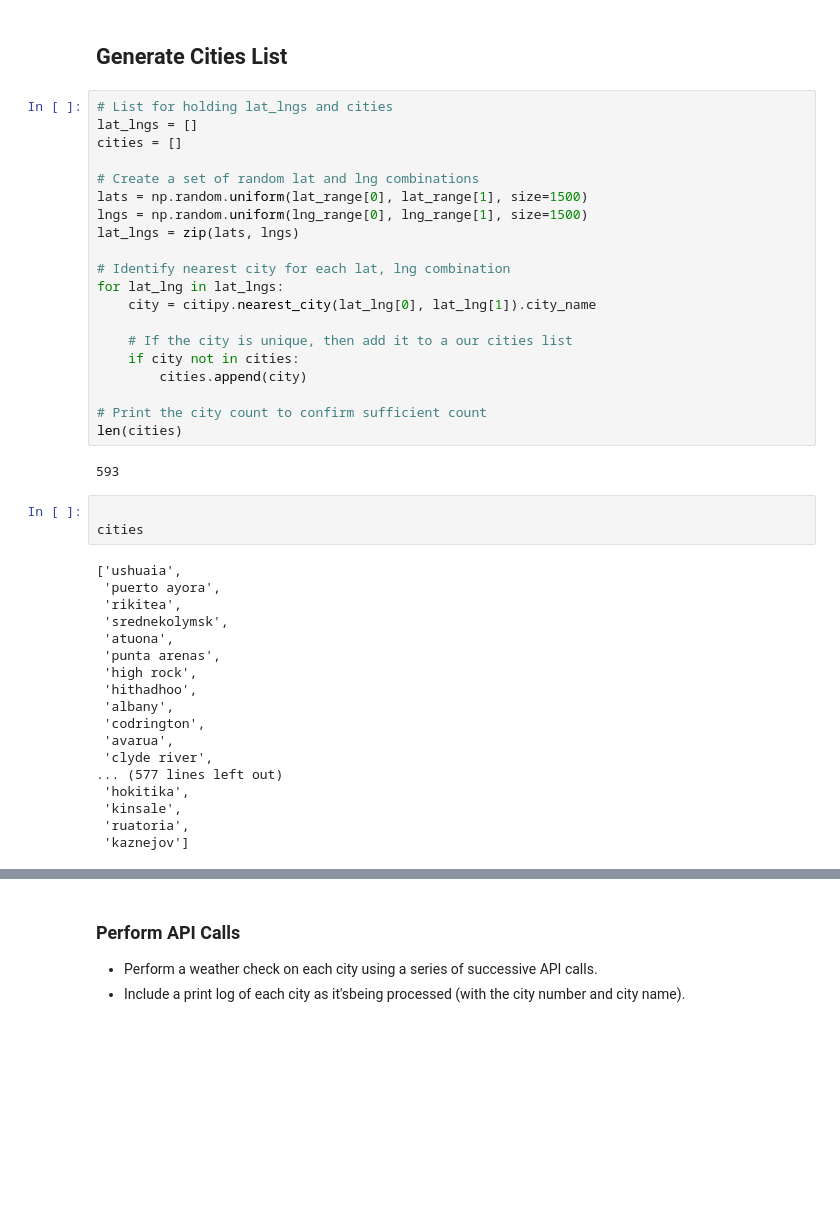
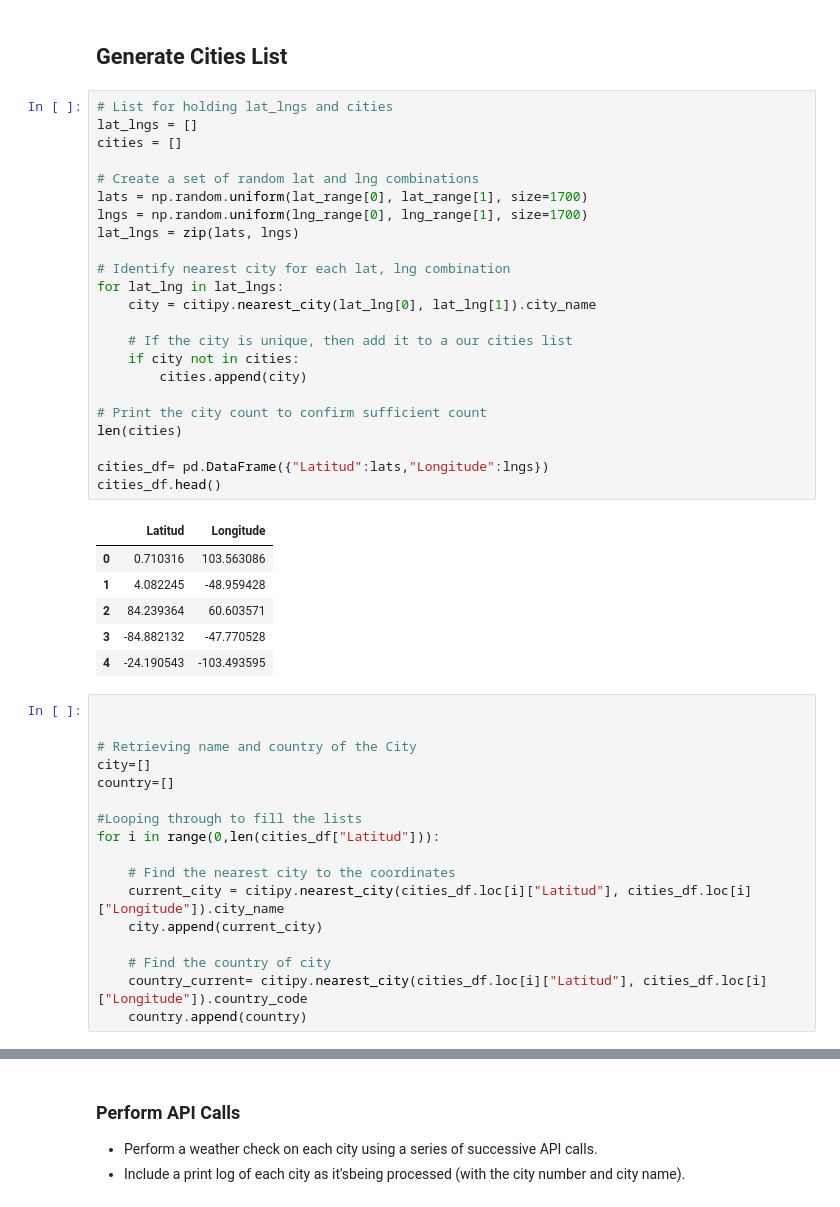
Before and after one commit to Yazz-01/Python_API_challenge, a Jupyter notebook: Weatherpy/weather_main.ipynb, the cells around one changed output, grey strips where cells are left out. Cells and saved outputs as stored; diff of their text form; blank space fills up the shorter version.

Commit message:
Updated the cities and query for countries

```diff
--- a/Weatherpy/weather_main.ipynb
+++ b/Weatherpy/weather_main.ipynb
@@ -39,45 +39,49 @@ You should consider upgrading via the '/Users/yazminrodriguez/DataBootcamp/bin/p
 # %%
 # List for holding lat_lngs and cities
 lat_lngs = []
 cities = []
 
 # Create a set of random lat and lng combinations
-lats = np.random.uniform(lat_range[0], lat_range[1], size=1500)
-lngs = np.random.uniform(lng_range[0], lng_range[1], size=1500)
+lats = np.random.uniform(lat_range[0], lat_range[1], size=1700)
+lngs = np.random.uniform(lng_range[0], lng_range[1], size=1700)
 lat_lngs = zip(lats, lngs)
 
 # Identify nearest city for each lat, lng combination
 for lat_lng in lat_lngs:
     city = citipy.nearest_city(lat_lng[0], lat_lng[1]).city_name
 
     # If the city is unique, then add it to a our cities list
     if city not in cities:
         cities.append(city)
 
 # Print the city count to confirm sufficient count
 len(cities)
+
+cities_df= pd.DataFrame({"Latitud":lats,"Longitude":lngs})
+cities_df.head()
 # %% [output]
-593
+|  | Latitud | Longitude |
+| 0 | 0.710316 | 103.563086 |
+| 1 | 4.082245 | -48.959428 |
+| 2 | 84.239364 | 60.603571 |
+| 3 | -84.882132 | -47.770528 |
+| 4 | -24.190543 | -103.493595 |
-# %%
-
-cities
-# %% [output]
-['ushuaia',
- 'puerto ayora',
- 'rikitea',
- 'srednekolymsk',
- 'atuona',
- 'punta arenas',
- 'high rock',
- 'hithadhoo',
- 'albany',
- 'codrington',
- 'avarua',
- 'clyde river',
-... (577 lines left out)
- 'hokitika',
- 'kinsale',
- 'ruatoria',
- 'kaznejov']
+# %%
+
+
+# Retrieving name and country of the City
+city=[]
+country=[]
+
+#Looping through to fill the lists
+for i in range(0,len(cities_df["Latitud"])):
+
+    # Find the nearest city to the coordinates
+    current_city = citipy.nearest_city(cities_df.loc[i]["Latitud"], cities_df.loc[i]["Longitude"]).city_name
+    city.append(current_city)
+
+    # Find the country of city
+    country_current= citipy.nearest_city(cities_df.loc[i]["Latitud"], cities_df.loc[i]["Longitude"]).country_code
+    country.append(country)
 # %%
 #Weather information, saving config information
```
Also changed, not shown: parts of 1 cell of this notebook.
